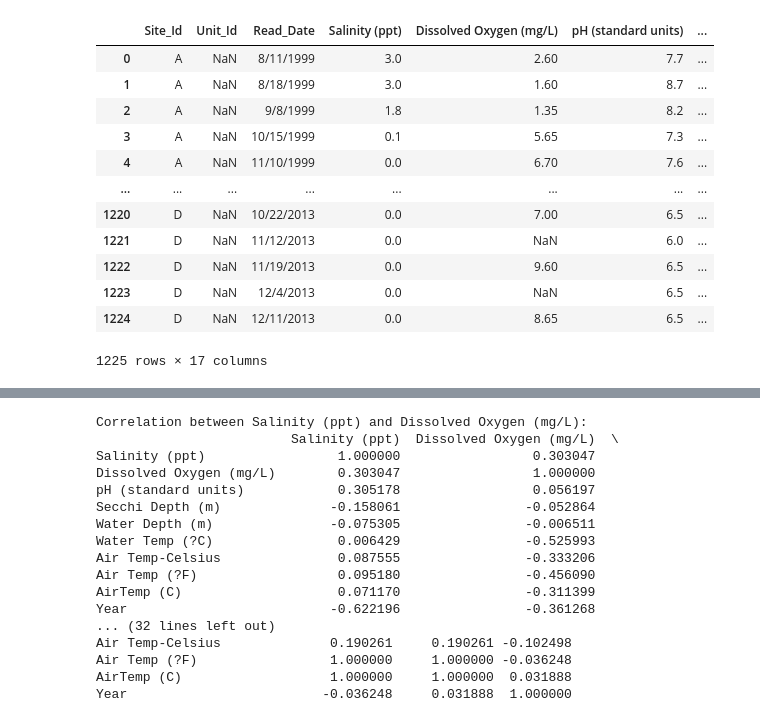
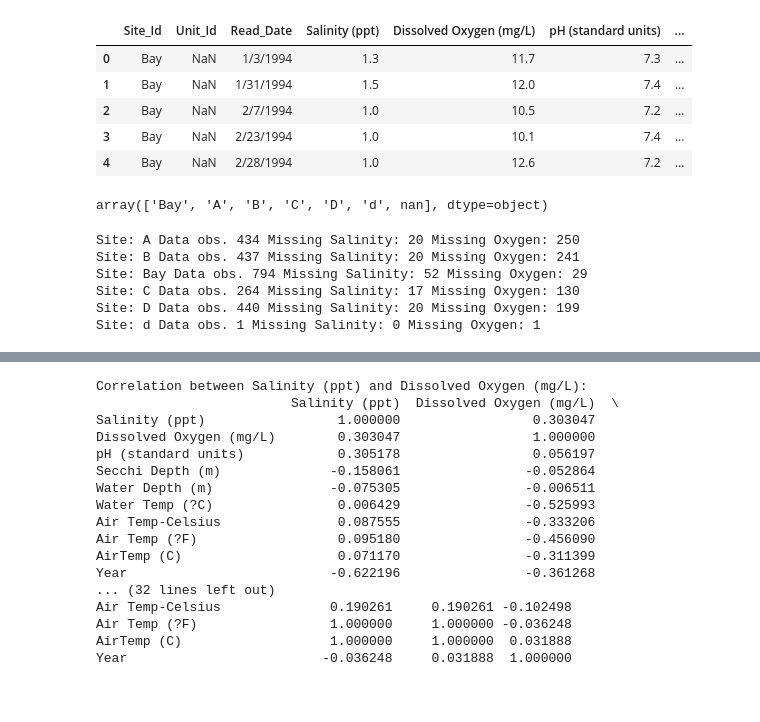
Before and after one commit to ENVS110a-SP23/group8-project, a Jupyter notebook: Check-in_4.ipynb, the cells around one changed output, grey strips where cells are left out. Saved outputs shown, nothing was run; the diff lists cells and outputs as text; code cells hidden in the pictures.

```diff
--- a/Check-in_4.ipynb
+++ b/Check-in_4.ipynb
@@ -9,19 +9,31 @@ df = pd.read_csv(filename)
 sns.set_theme()
 
 # do this two lines of code below actually drop the values, or do I need to remove them still?
-df.loc[df.isnull().any(axis=1),:].reset_index(drop=True)
-df.loc[df.isin(['Not Recorded']).any(axis=1),:].reset_index(drop=True)
+#df.loc[df.isnull().any(axis=1),:].reset_index(drop=True)
+#df.loc[df.isin(['Not Recorded']).any(axis=1),:].reset_index(drop=True)
-# %% [output]
-|  | Site_Id | Unit_Id | Read_Date | Salinity (ppt) | Dissolved Oxygen (mg/L) | pH (standard units) | ... |
-| 0 | A | NaN | 8/11/1999 | 3.0 | 2.60 | 7.7 | ... |
-| 1 | A | NaN | 8/18/1999 | 3.0 | 1.60 | 8.7 | ... |
-| 2 | A | NaN | 9/8/1999 | 1.8 | 1.35 | 8.2 | ... |
-| 3 | A | NaN | 10/15/1999 | 0.1 | 5.65 | 7.3 | ... |
-| 4 | A | NaN | 11/10/1999 | 0.0 | 6.70 | 7.6 | ... |
-| ... | ... | ... | ... | ... | ... | ... | ... |
-| 1220 | D | NaN | 10/22/2013 | 0.0 | 7.00 | 6.5 | ... |
-| 1221 | D | NaN | 11/12/2013 | 0.0 | NaN | 6.0 | ... |
-| 1222 | D | NaN | 11/19/2013 | 0.0 | 9.60 | 6.5 | ... |
-| 1223 | D | NaN | 12/4/2013 | 0.0 | NaN | 6.5 | ... |
-| 1224 | D | NaN | 12/11/2013 | 0.0 | 8.65 | 6.5 | ... |
-1225 rows × 17 columns
+# %%
+df.head(5)
+# %% [output]
+|  | Site_Id | Unit_Id | Read_Date | Salinity (ppt) | Dissolved Oxygen (mg/L) | pH (standard units) | ... |
+| 0 | Bay | NaN | 1/3/1994 | 1.3 | 11.7 | 7.3 | ... |
+| 1 | Bay | NaN | 1/31/1994 | 1.5 | 12.0 | 7.4 | ... |
+| 2 | Bay | NaN | 2/7/1994 | 1.0 | 10.5 | 7.2 | ... |
+| 3 | Bay | NaN | 2/23/1994 | 1.0 | 10.1 | 7.4 | ... |
+| 4 | Bay | NaN | 2/28/1994 | 1.0 | 12.6 | 7.2 | ... |
+# %%
+df['Site_Id'].unique()
+# %% [output]
+array(['Bay', 'A', 'B', 'C', 'D', 'd', nan], dtype=object)
+# %%
+%matplotlib inline
+for name, group in df.groupby('Site_Id'):
+    sal = group['Salinity (ppt)'].isna().sum()
+    oxy =  group['Dissolved Oxygen (mg/L)'].isna().sum()
+    print(f'Site: {name} Data obs. {group.shape[0]} Missing Salinity: {sal} Missing Oxygen: {oxy}' )
+# %% [output]
+Site: A Data obs. 434 Missing Salinity: 20 Missing Oxygen: 250
+Site: B Data obs. 437 Missing Salinity: 20 Missing Oxygen: 241
+Site: Bay Data obs. 794 Missing Salinity: 52 Missing Oxygen: 29
+Site: C Data obs. 264 Missing Salinity: 17 Missing Oxygen: 130
+Site: D Data obs. 440 Missing Salinity: 20 Missing Oxygen: 199
+Site: d Data obs. 1 Missing Salinity: 0 Missing Oxygen: 1
```
Also changed, not shown: parts of 6 cells of this notebook.
